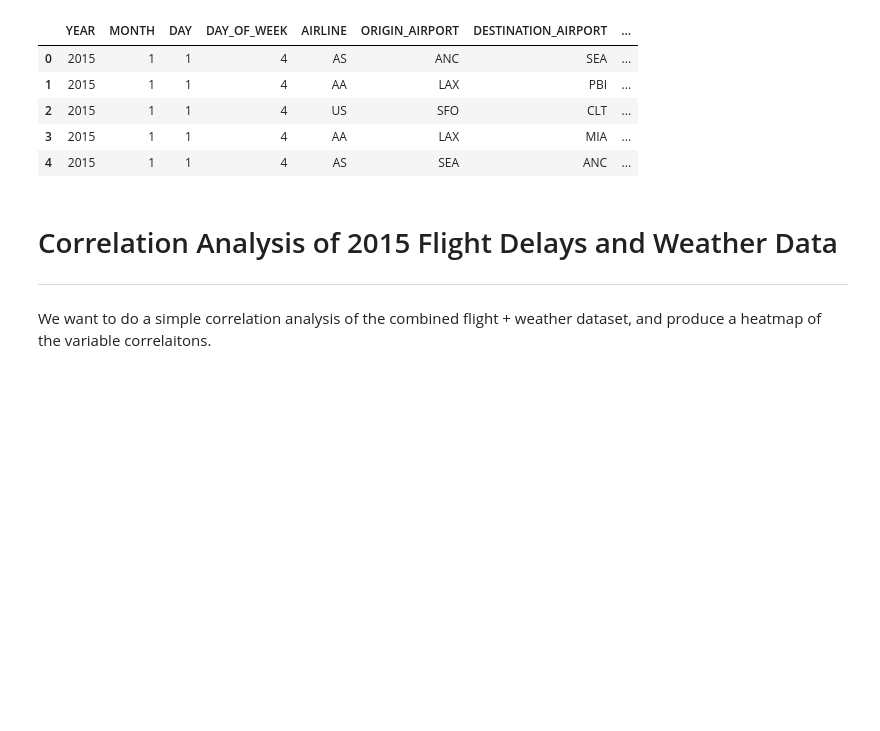
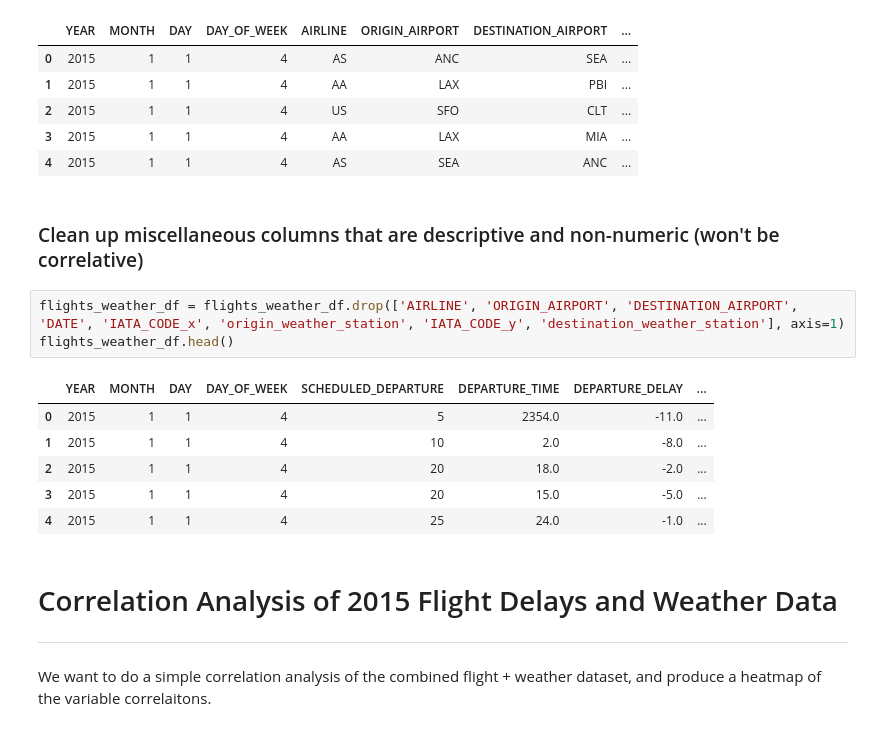
Before and after one commit to UNCG-CSE/Volag, a Jupyter notebook: src/flight_weather_correlation.ipynb, the cells around one changed output. Saved outputs shown, nothing was run; the diff lists cells and outputs as text; blank space fills up the shorter version.

```diff
--- a/src/flight_weather_correlation.ipynb
+++ b/src/flight_weather_correlation.ipynb
@@ -66,6 +66,18 @@ flights_weather_df.head()
 | 2 | 2015 | 1 | 1 | 4 | US | SFO | CLT | ... |
 | 3 | 2015 | 1 | 1 | 4 | AA | LAX | MIA | ... |
 | 4 | 2015 | 1 | 1 | 4 | AS | SEA | ANC | ... |
+# %% [markdown]
+### Clean up miscellaneous columns that are descriptive and non-numeric (won't be correlative)
+# %%
+flights_weather_df = flights_weather_df.drop(['AIRLINE', 'ORIGIN_AIRPORT', 'DESTINATION_AIRPORT', 'DATE', 'IATA_CODE_x', 'origin_weather_station', 'IATA_CODE_y', 'destination_weather_station'], axis=1)
+flights_weather_df.head()
+# %% [output]
+|  | YEAR | MONTH | DAY | DAY_OF_WEEK | SCHEDULED_DEPARTURE | DEPARTURE_TIME | DEPARTURE_DELAY | ... |
+| 0 | 2015 | 1 | 1 | 4 | 5 | 2354.0 | -11.0 | ... |
+| 1 | 2015 | 1 | 1 | 4 | 10 | 2.0 | -8.0 | ... |
+| 2 | 2015 | 1 | 1 | 4 | 20 | 18.0 | -2.0 | ... |
+| 3 | 2015 | 1 | 1 | 4 | 20 | 15.0 | -5.0 | ... |
+| 4 | 2015 | 1 | 1 | 4 | 25 | 24.0 | -1.0 | ... |
 # %% [markdown]
 # Correlation Analysis of 2015 Flight Delays and Weather Data
 ---
```
Also changed, not shown: parts of 2 cells of this notebook.
